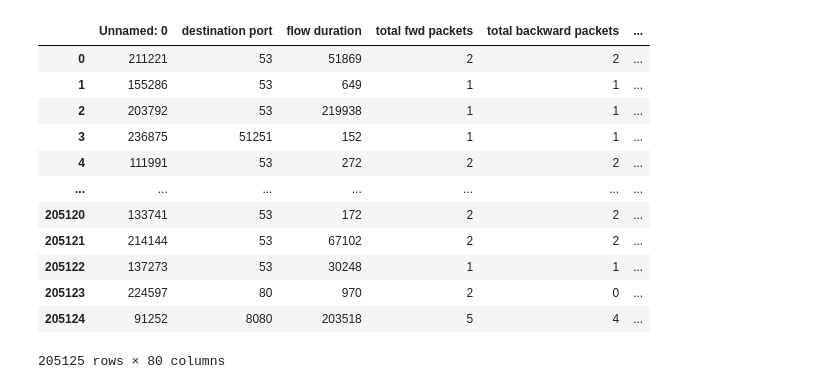
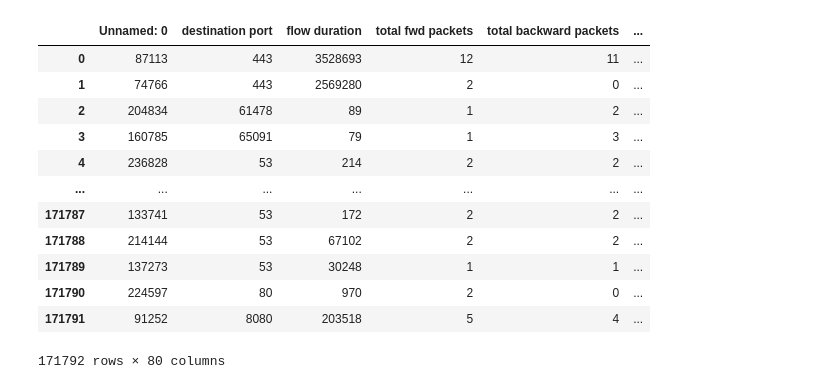
Before and after one commit to akashvenus/Final_Project, a Jupyter notebook: sets3/GNN_DNN.ipynb, the cells around one changed output. Saved outputs shown, nothing was run; the diff lists cells and outputs as text; code cells hidden in the pictures.

```diff
--- a/sets3/GNN_DNN.ipynb
+++ b/sets3/GNN_DNN.ipynb
@@ -49,22 +36,22 @@ def seedEverything(seed=DEFAULT_RANDOM_SEED):
 
 seedEverything(2021)
 # %%
-url = "https://raw.githubusercontent.com/akashvenus/Final_Project/refs/heads/main/sets3/train.csv"
-df = pd.read_csv(url)
+# url = "https://raw.githubusercontent.com/akashvenus/Final_Project/refs/heads/main/sets1/train.csv"
+df = pd.read_csv("train.csv")
 df
 # %% [output]
 |  | Unnamed: 0 | destination port | flow duration | total fwd packets | total backward packets | ... |
-| 0 | 211221 | 53 | 51869 | 2 | 2 | ... |
-| 1 | 155286 | 53 | 649 | 1 | 1 | ... |
-| 2 | 203792 | 53 | 219938 | 1 | 1 | ... |
-| 3 | 236875 | 51251 | 152 | 1 | 1 | ... |
-| 4 | 111991 | 53 | 272 | 2 | 2 | ... |
+| 0 | 87113 | 443 | 3528693 | 12 | 11 | ... |
+| 1 | 74766 | 443 | 2569280 | 2 | 0 | ... |
+| 2 | 204834 | 61478 | 89 | 1 | 2 | ... |
+| 3 | 160785 | 65091 | 79 | 1 | 3 | ... |
+| 4 | 236828 | 53 | 214 | 2 | 2 | ... |
 | ... | ... | ... | ... | ... | ... | ... |
-| 205120 | 133741 | 53 | 172 | 2 | 2 | ... |
-| 205121 | 214144 | 53 | 67102 | 2 | 2 | ... |
-| 205122 | 137273 | 53 | 30248 | 1 | 1 | ... |
-| 205123 | 224597 | 80 | 970 | 2 | 0 | ... |
-| 205124 | 91252 | 8080 | 203518 | 5 | 4 | ... |
+| 171787 | 133741 | 53 | 172 | 2 | 2 | ... |
+| 171788 | 214144 | 53 | 67102 | 2 | 2 | ... |
+| 171789 | 137273 | 53 | 30248 | 1 | 1 | ... |
+| 171790 | 224597 | 80 | 970 | 2 | 0 | ... |
+| 171791 | 91252 | 8080 | 203518 | 5 | 4 | ... |
-205125 rows × 80 columns
+171792 rows × 80 columns
 # %%
 df['label'] = df['label'].apply(lambda x: 0 if x == 'BENIGN' else 1)
```
Also changed, not shown: parts of 14 cells of this notebook, 4 other files.
